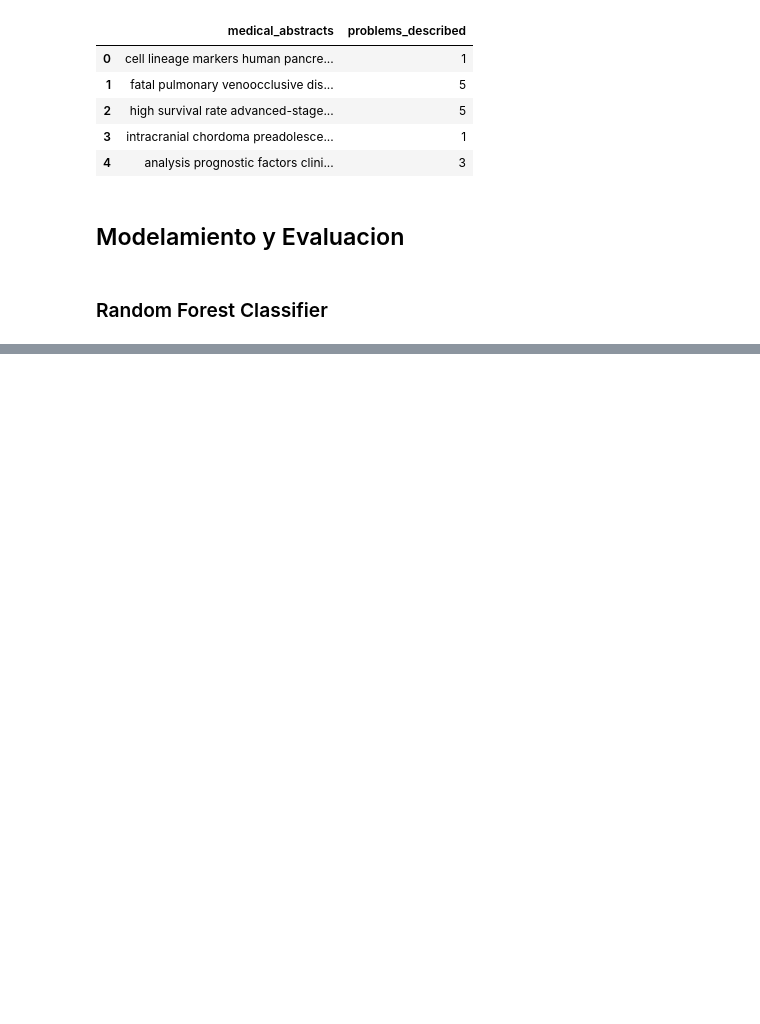
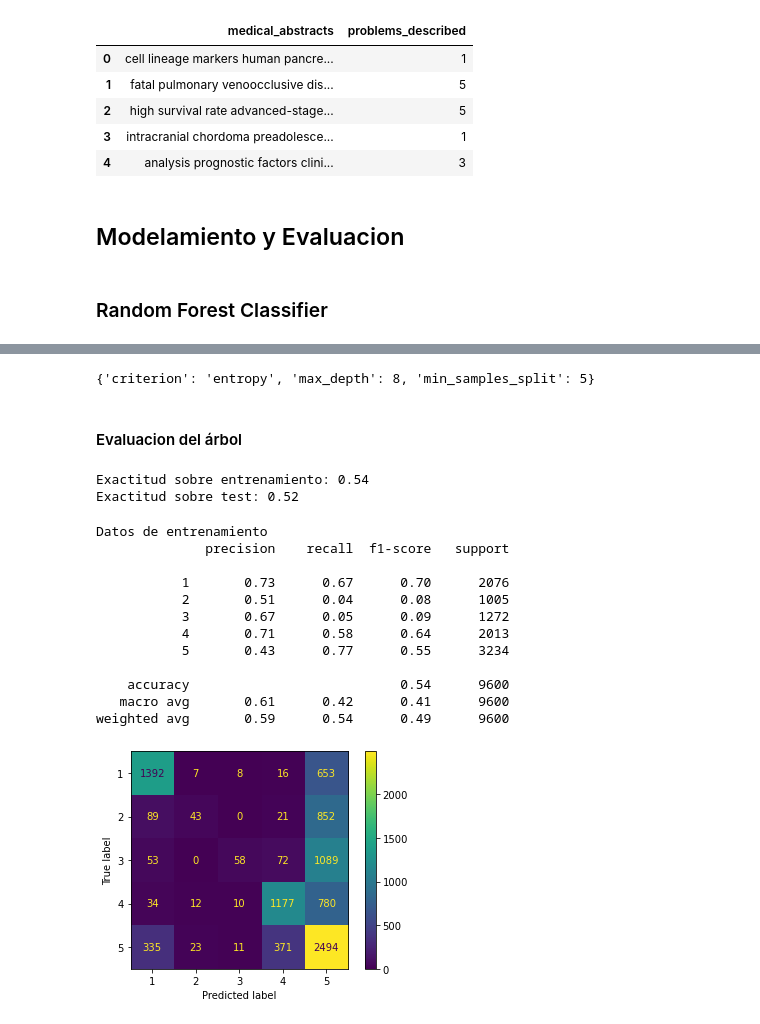
Before and after one commit to Pinzon98/Proyecto1BI, a Jupyter notebook: Proyecto 1 - Apoyo Diagnostico.ipynb, the cells around one changed output, grey strips where cells are left out. Drawn from its saved outputs; the diff is of its cells as text; code cells hidden in the pictures; blank space fills up the shorter version.

Commit message:
arbol

```diff
--- a/Proyecto 1 - Apoyo Diagnostico.ipynb
+++ b/Proyecto 1 - Apoyo Diagnostico.ipynb
@@ -206,0 +237,58 @@ weighted avg       0.81      0.81      0.81     12000
+# %%
+# Dividir los datos en entrenamiento y test
+X_train, X_test, Y_train, Y_test = train_test_split(X, Y, test_size = 0.2, random_state = 0)
+# %%
+# Se fija el número de particiones. Se usará K = 10.
+particiones = KFold(n_splits = 10, shuffle = True, random_state = 0)
+
+# Se establece el espacio de búsqueda para los hiperparámetros que deseamos ajustar.
+param_grid = {'criterion': ['gini', 'entropy'], 'max_depth': [4, 6, 8, 10, 20], 'min_samples_split': [2, 3, 4, 5]}
+
+# Definimos el modelo sin ningún valor de estos hiperparámetros
+arbol_inicial = DecisionTreeClassifier(random_state = 0)
+
+# Ahora utilizamos GridSearch sobre el grid definido y con 10 particiones en la validación cruzada.
+mejor_modelo = GridSearchCV(arbol_inicial, param_grid, cv = particiones)
+
+# Ajuste del modelo
+mejor_modelo.fit(X_train, Y_train)
+
+# Podemos ver cuál fue el resultado de la búsqueda (mejores valores de hiperparámetros)
+mejor_modelo.best_params_
+# %% [output]
+{'criterion': 'entropy', 'max_depth': 8, 'min_samples_split': 5}
+# %%
+# Obtener el mejor modelo.
+arbol = mejor_modelo.best_estimator_
+# %% [markdown]
+#### Evaluacion del árbol
+# %%
+# Probemos ahora este modelo sobre test.
+y_pred_train = arbol.predict(X_train)
+y_pred_test = arbol.predict(X_test)
+print('Exactitud sobre entrenamiento: %.2f' % accuracy_score(Y_train, y_pred_train))
+print('Exactitud sobre test: %.2f' % accuracy_score(Y_test, y_pred_test))
+# %% [output]
+Exactitud sobre entrenamiento: 0.54
+Exactitud sobre test: 0.52
+# %%
+# Se imprime el informe de rendimiento
+print("Datos de entrenamiento")
+print(classification_report(Y_train, y_pred_train))
+# Se puede visualizar la matriz de confusión
+plot_confusion_matrix(arbol, X_train, Y_train)
+plt.show()
+# %% [output]
+Datos de entrenamiento
+              precision    recall  f1-score   support
+
+           1       0.73      0.67      0.70      2076
+           2       0.51      0.04      0.08      1005
+           3       0.67      0.05      0.09      1272
+           4       0.71      0.58      0.64      2013
+           5       0.43      0.77      0.55      3234
+
+    accuracy                           0.54      9600
+   macro avg       0.61      0.42      0.41      9600
+weighted avg       0.59      0.54      0.49      9600
+[figure, added]
```
Also changed, not shown: parts of 5 cells of this notebook.
